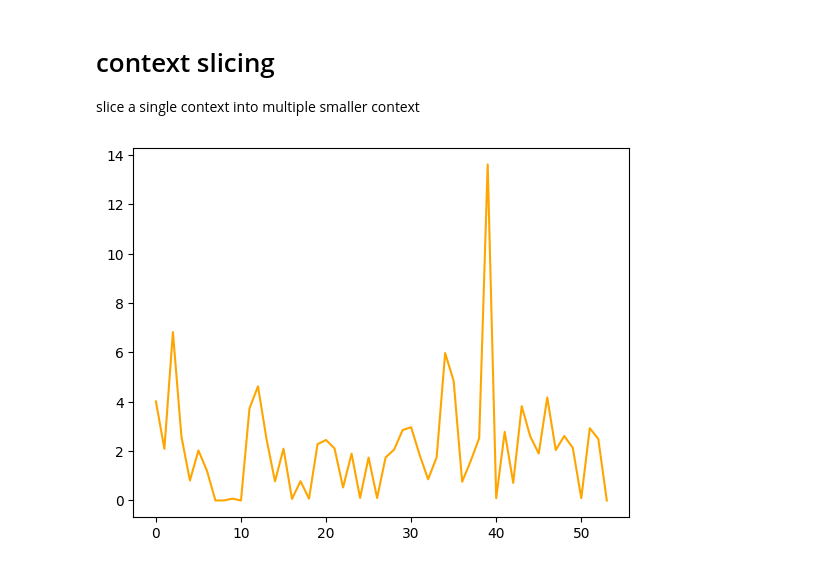
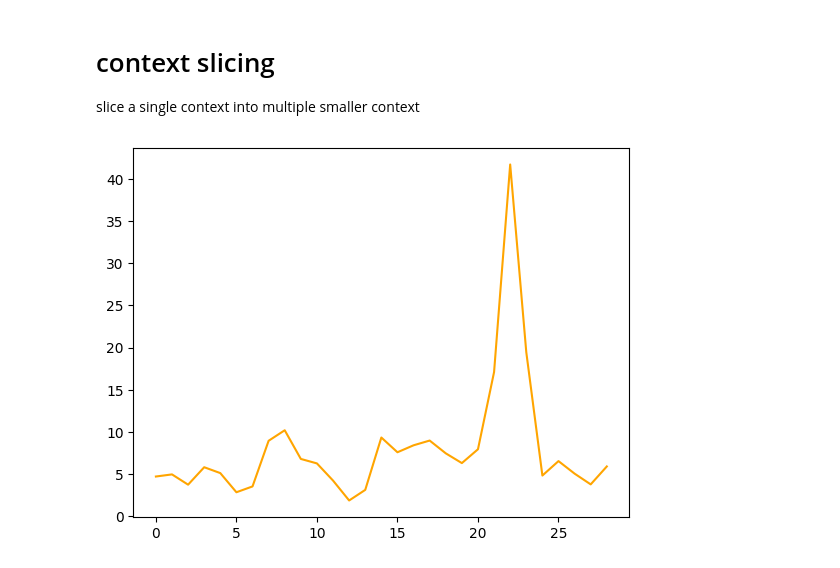
Before and after one commit to Museum7432/fkafkawejfie, a Jupyter notebook: notebooks/sentences selection.ipynb, the cells around one changed output. Cells and saved outputs as stored; diff of their text form; code cells hidden in the pictures.

```diff
--- a/notebooks/sentences selection.ipynb
+++ b/notebooks/sentences selection.ipynb
@@ -247,10 +243,10 @@ claim
 # context slicing
 slice a single context into multiple smaller context
 # %%
-plt.plot(x, query_score,color="orange",label="original")
+plt.plot(x, final_doc_scores,color="orange",label="original")
 plt.show()
 # %% [output]
-[figure, old version]
+[figure, new version]
 # %%
 context_tk_length
 # %% [output]
```
Also changed, not shown: parts of 19 cells of this notebook, 9 other files.
